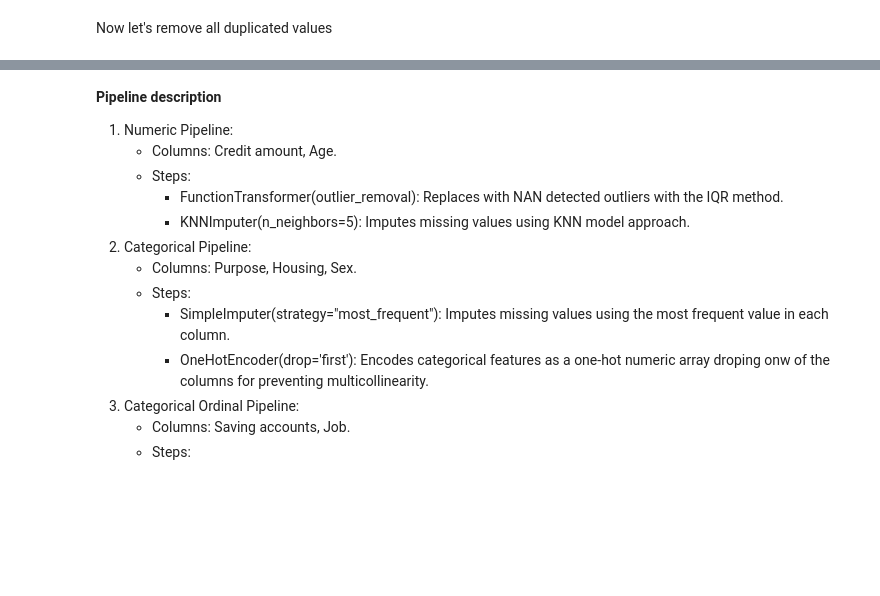
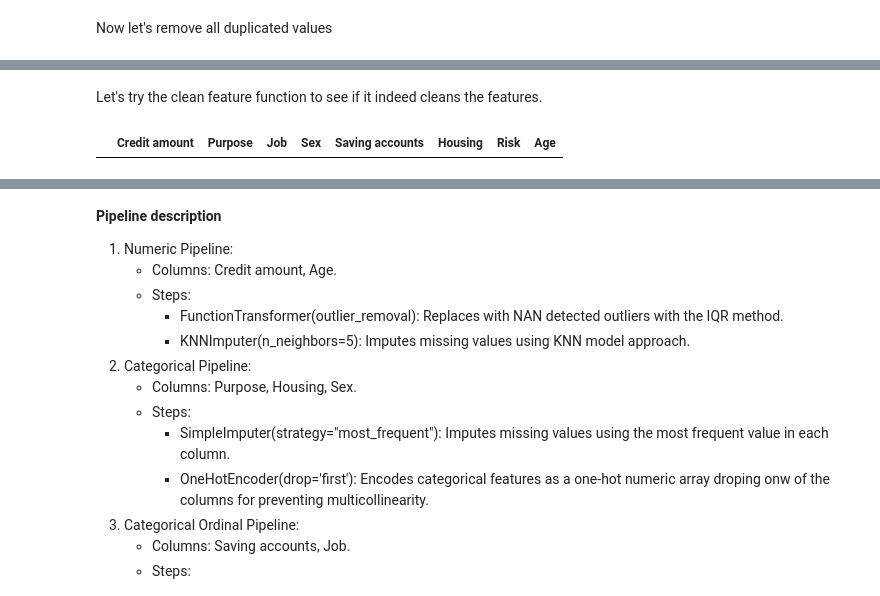
Before and after one commit to spuertaf2002/german-credit, a Jupyter notebook: notebooks/feature_engineering.ipynb, the cells around one changed output, grey strips where cells are left out. Cells and saved outputs as stored; diff of their text form; code cells hidden in the pictures; blank space fills up the shorter version.

```diff
--- a/notebooks/feature_engineering.ipynb
+++ b/notebooks/feature_engineering.ipynb
@@ -121,3 +150,10 @@ def remove_outliers(X: pd.DataFrame, threshold: float = 1.5) -> pd.DataFrame:
+# %% [markdown]
+Let's try the clean feature function to see if it indeed cleans the features.
+# %%
+cleaned = clean_features(df)
+cleaned[(cleaned["Housing"].isin(["356", "43", "563"])) | (cleaned["Sex"].isin(["353546"])) | (cleaned["Purpose"].isin(["3", "356", "56", "6"]))]
+# %% [output]
+|  | Credit amount | Purpose | Job | Sex | Saving accounts | Housing | Risk | Age |
 # %%
 numeric_pipe = Pipeline(
     steps=[
```
Also changed, not shown: parts of 14 cells of this notebook.
